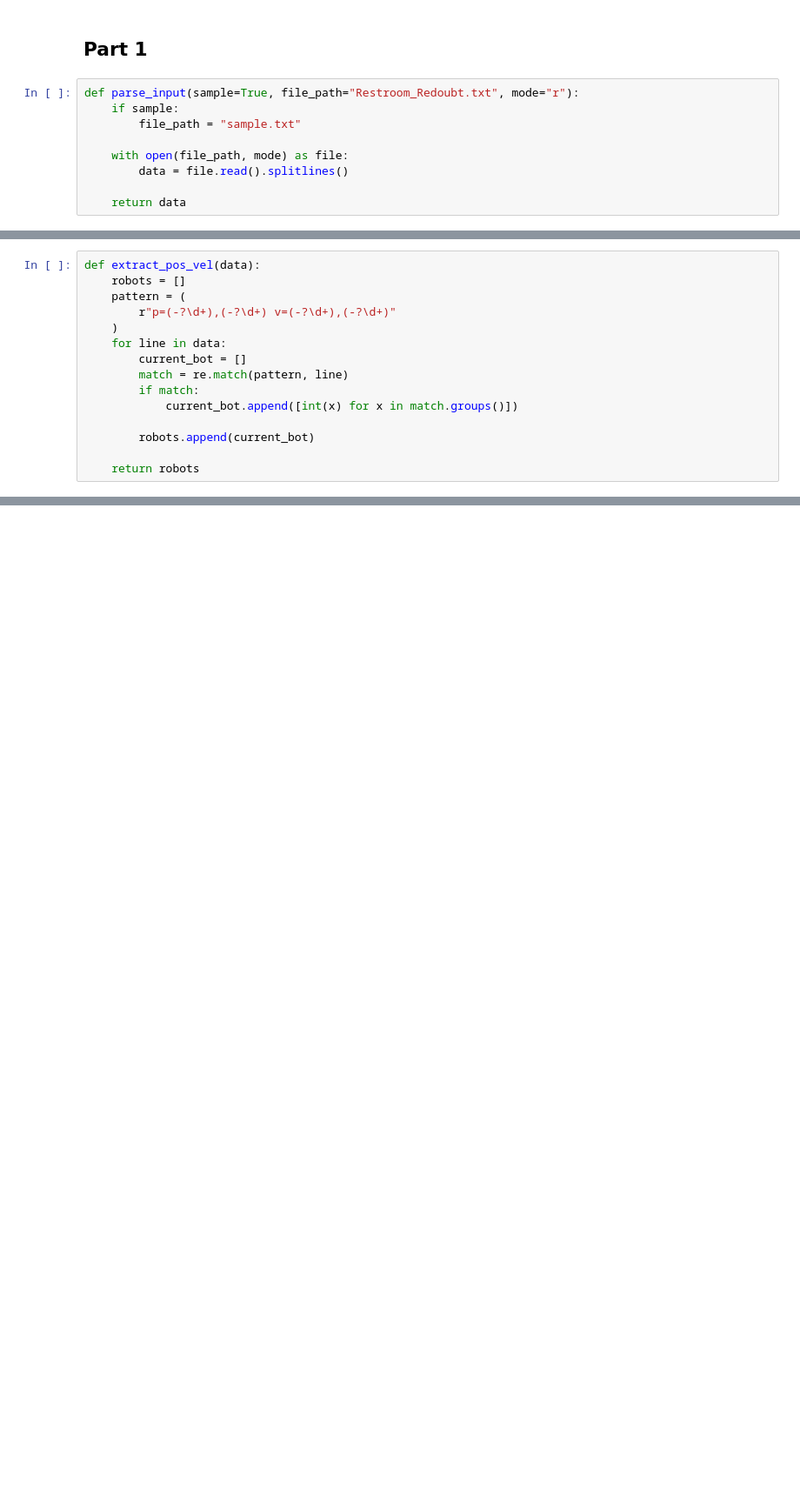
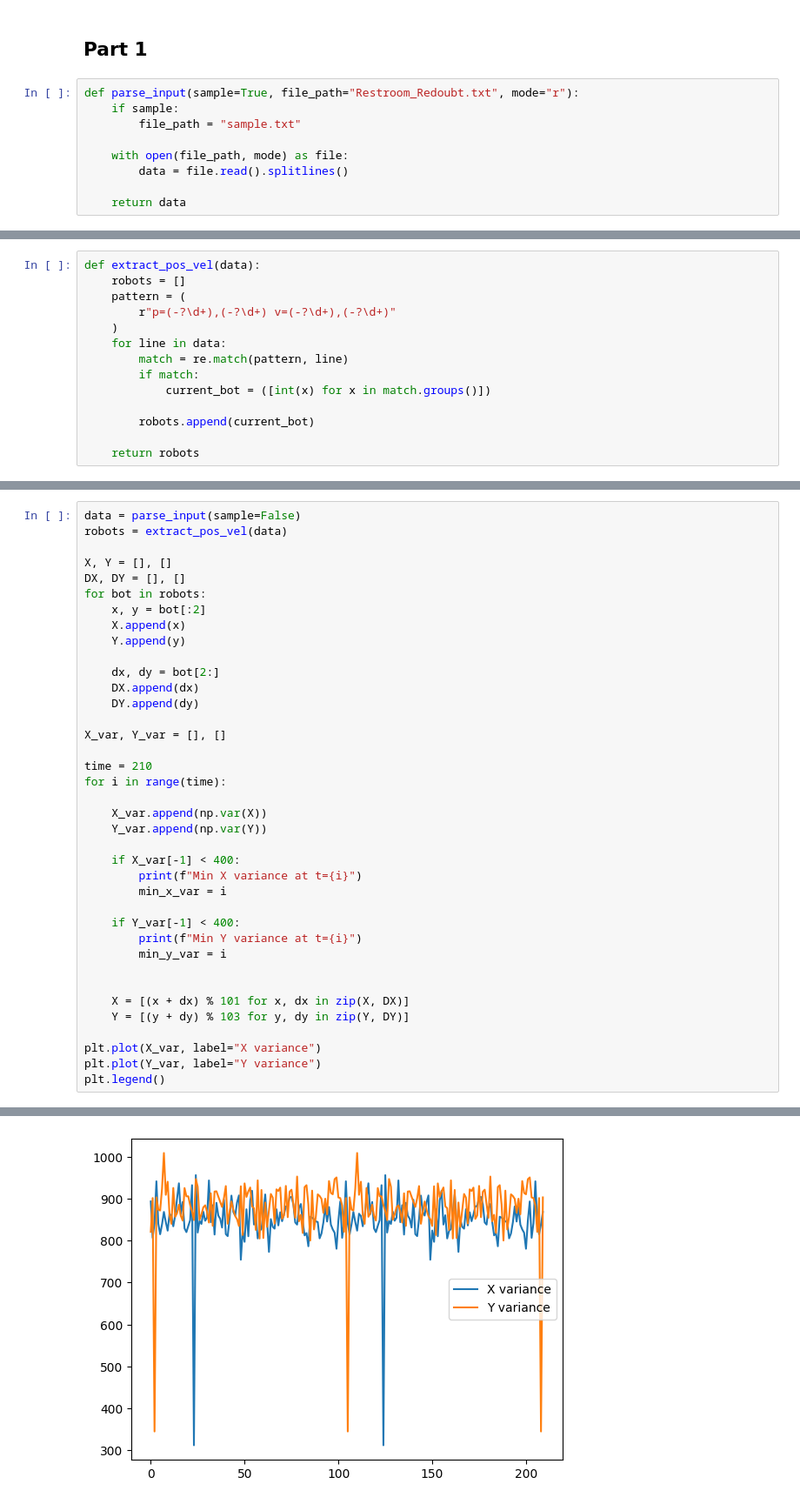
Before and after one commit to MrIsCM/AdventOfCode, a Jupyter notebook: AoC_2024/Day14/Restroom_Redoubt.ipynb, the cells around one changed output, grey strips where cells are left out. Shown: that part at 87% size. Saved outputs shown, nothing was run; the diff lists cells and outputs as text; blank space fills up the shorter version.

```diff
--- a/AoC_2024/Day14/Restroom_Redoubt.ipynb
+++ b/AoC_2024/Day14/Restroom_Redoubt.ipynb
@@ -35,10 +21,9 @@ def extract_pos_vel(data):
 		r"p=(-?\d+),(-?\d+) v=(-?\d+),(-?\d+)"
 	)
 	for line in data:
-		current_bot = []
 		match = re.match(pattern, line)
 		if match:
-			current_bot.append([int(x) for x in match.groups()])
+			current_bot = ([int(x) for x in match.groups()])
 
 		robots.append(current_bot)
 
@@ -48,0 +109,39 @@ def simulate_movement(robots, seconds=100, tiles_dim=(11, 7)):
+# %%
+data = parse_input(sample=False)
+robots = extract_pos_vel(data)
+
+X, Y = [], []
+DX, DY = [], []
+for bot in robots:
+	x, y = bot[:2]
+	X.append(x)
+	Y.append(y)
+
+	dx, dy = bot[2:]
+	DX.append(dx)
+	DY.append(dy)
+
+X_var, Y_var = [], []
+
+time = 210
+for i in range(time):
+
+	X_var.append(np.var(X))
+	Y_var.append(np.var(Y))
+
+	if X_var[-1] < 400:
+		print(f"Min X variance at t={i}")
+		min_x_var = i
+
+	if Y_var[-1] < 400:
+		print(f"Min Y variance at t={i}")
+		min_y_var = i
+
+
+	X = [(x + dx) % 101 for x, dx in zip(X, DX)]
+	Y = [(y + dy) % 103 for y, dy in zip(Y, DY)]
+
+plt.plot(X_var, label="X variance")
+plt.plot(Y_var, label="Y variance")
+plt.legend()
+# %% [output]
@@ -48,0 +154 @@ def simulate_movement(robots, seconds=100, tiles_dim=(11, 7)):
+[figure, added]
```
Also changed, not shown: parts of 18 cells of this notebook.
